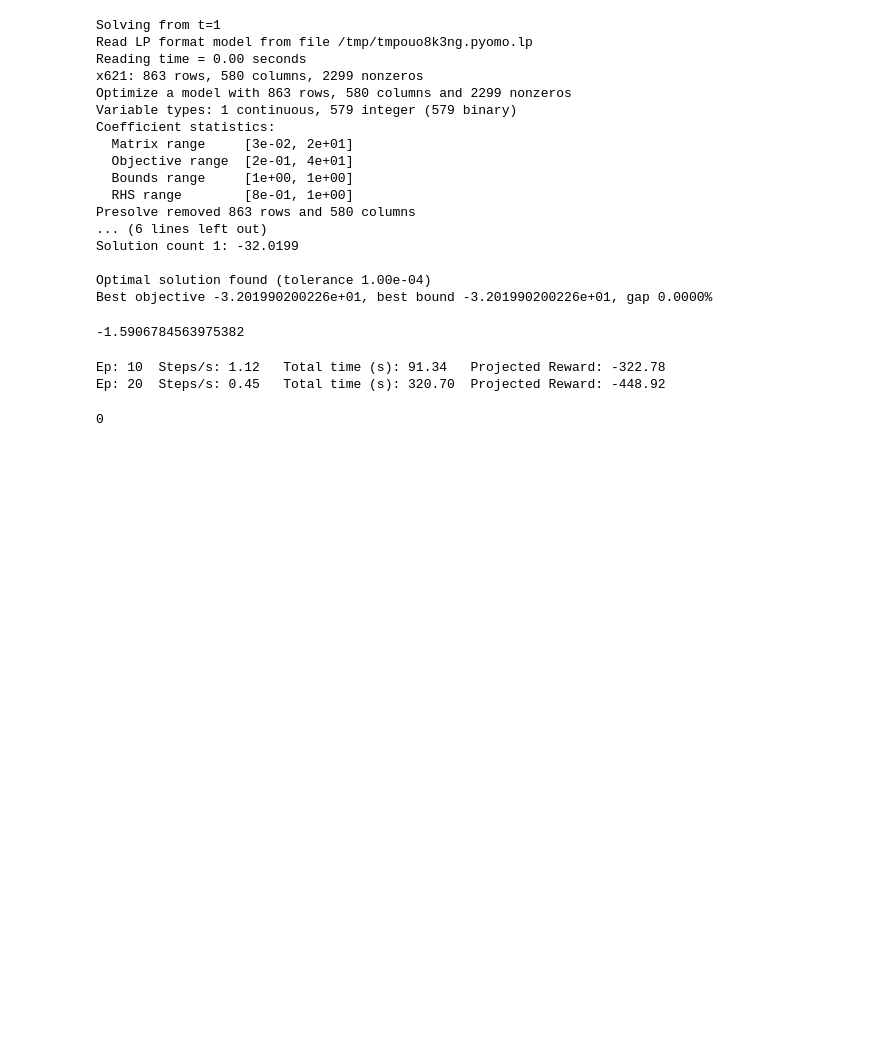
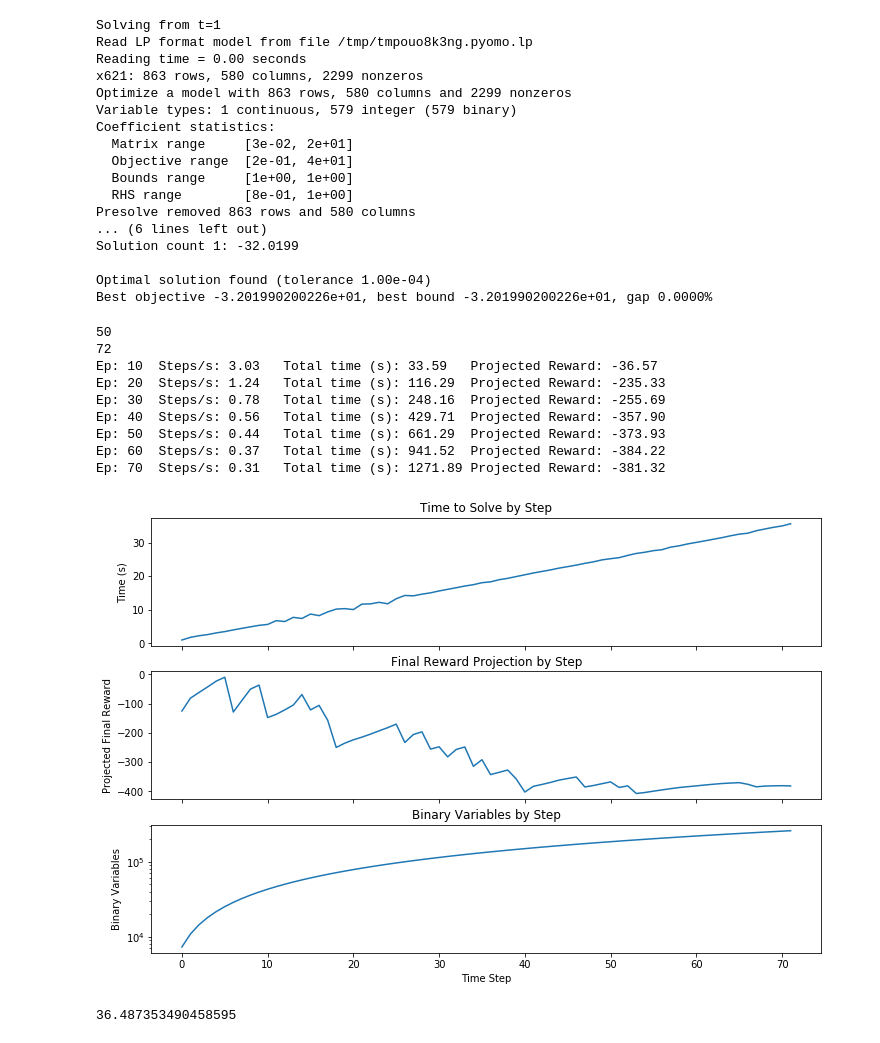
Before and after one commit to hubbs5/or-gym, a Jupyter notebook: notebooks/vm_packing_opt.ipynb, the cells around one changed output. Cells and saved outputs as stored; diff of their text form; code cells hidden in the pictures; blank space fills up the shorter version.

```diff
--- a/notebooks/vm_packing_opt.ipynb
+++ b/notebooks/vm_packing_opt.ipynb
@@ -612,12 +616,6 @@ Solution count 1: -32.0199
 
 Optimal solution found (tolerance 1.00e-04)
 Best objective -3.201990200226e+01, best bound -3.201990200226e+01, gap 0.0000%
-# %%
-action = extract_vm_packing_plan(m)[:, env.step_count]
-s, r, done, _ = env.step(action.take(0))
-r
-# %% [output]
--1.5906784563975382
 # %%
 # Get plan
 def extract_vm_packing_plan(model):
@@ -635,9 +633,9 @@ def extract_vm_packing_plan(model):
 # %%
 env = or_gym.make('VMPacking-v0')
 solver = SolverFactory('gurobi')
-env.n_pms = 100
-env.step_limit = 100
 env.reset()
+print(env.n_pms)
+print(env.step_limit)
 done = False
 actions = []
 rewards = []
@@ -658,20 +656,35 @@ while done==False:
     count += 1
     times.append(t2-t1)
     obj_vals.append(m.obj.expr())
-#     bin_vars.append(results['Problem']()[0]['binary_variables'])
+    bin_vars.append(results['Problem'][0]['Number of binary variables'])
     if count % 10 == 0:
         print("Ep: {}\tSteps/s: {:.2f}\tTotal time (s): {:.2f}\tProjected Reward: {:.2f}".format(
-            count, 10/np.mean(times), t2-t0, obj_vals[-1]))
-        times.clear()
+            count, 10/np.mean(times[-10:]), t2-t0, obj_vals[-1]))
 # %% [output]
-Ep: 10  Steps/s: 1.12   Total time (s): 91.34   Projected Reward: -322.78
-Ep: 20  Steps/s: 0.45   Total time (s): 320.70  Projected Reward: -448.92
+50
+72
+Ep: 10  Steps/s: 3.03   Total time (s): 33.59   Projected Reward: -36.57
+Ep: 20  Steps/s: 1.24   Total time (s): 116.29  Projected Reward: -235.33
+Ep: 30  Steps/s: 0.78   Total time (s): 248.16  Projected Reward: -255.69
+Ep: 40  Steps/s: 0.56   Total time (s): 429.71  Projected Reward: -357.90
+Ep: 50  Steps/s: 0.44   Total time (s): 661.29  Projected Reward: -373.93
+Ep: 60  Steps/s: 0.37   Total time (s): 941.52  Projected Reward: -384.22
+Ep: 70  Steps/s: 0.31   Total time (s): 1271.89 Projected Reward: -381.32
 # %%
-fig, ax = plt.subplots(2, 1, figsize=(12,8), sharex=True)
+fig, ax = plt.subplots(3, 1, figsize=(12,8), sharex=True)
 ax[0].plot(times)
 ax[0].set_title('Time to Solve by Step')
+ax[0].set_ylabel('Time (s)')
 
 ax[1].plot(obj_vals)
-ax[1].set_title('Final Objective Projection by Step')
-ax[1].set_xlabel('Time Step')
+ax[1].set_title('Final Reward Projection by Step')
+ax[1].set_ylabel('Projected Final Reward')
+
+ax[2].plot(bin_vars)
+ax[2].set_title('Binary Variables by Step')
+ax[2].set_ylabel('Binary Variables')
+ax[2].semilogy()
+ax[2].set_xlabel('Time Step')
 plt.show()
+# %% [output]
+[figure, added]
@@ -681,5 +691,4 @@ s, r, done, _ = env.step(action.take(0))
-# %%
-for k in env.assignments.keys():
-    print(k)
-# %% [output]
-0
+# %%
+print(sum(times)/60*100/60)
+# %% [output]
+36.487353490458595
```
Also changed, not shown: parts of 4 cells of this notebook, 3 other files.
